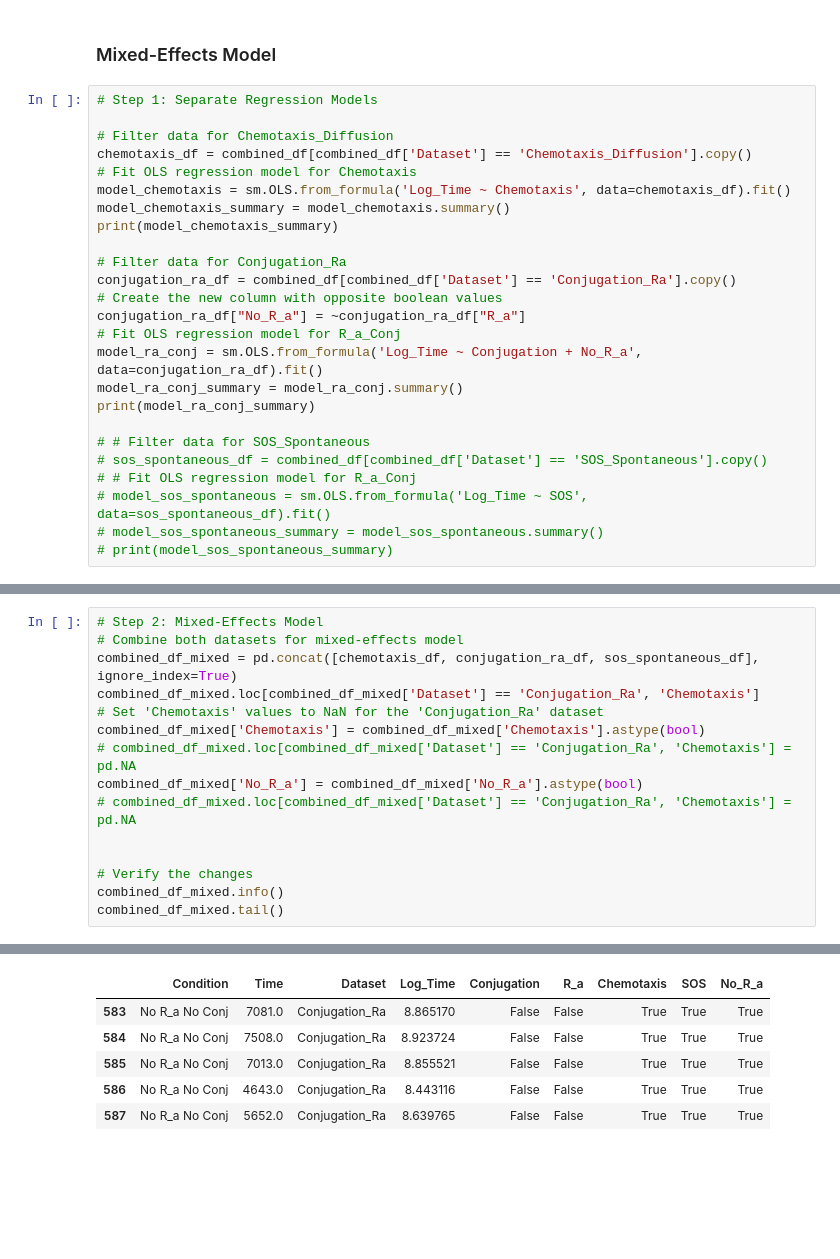
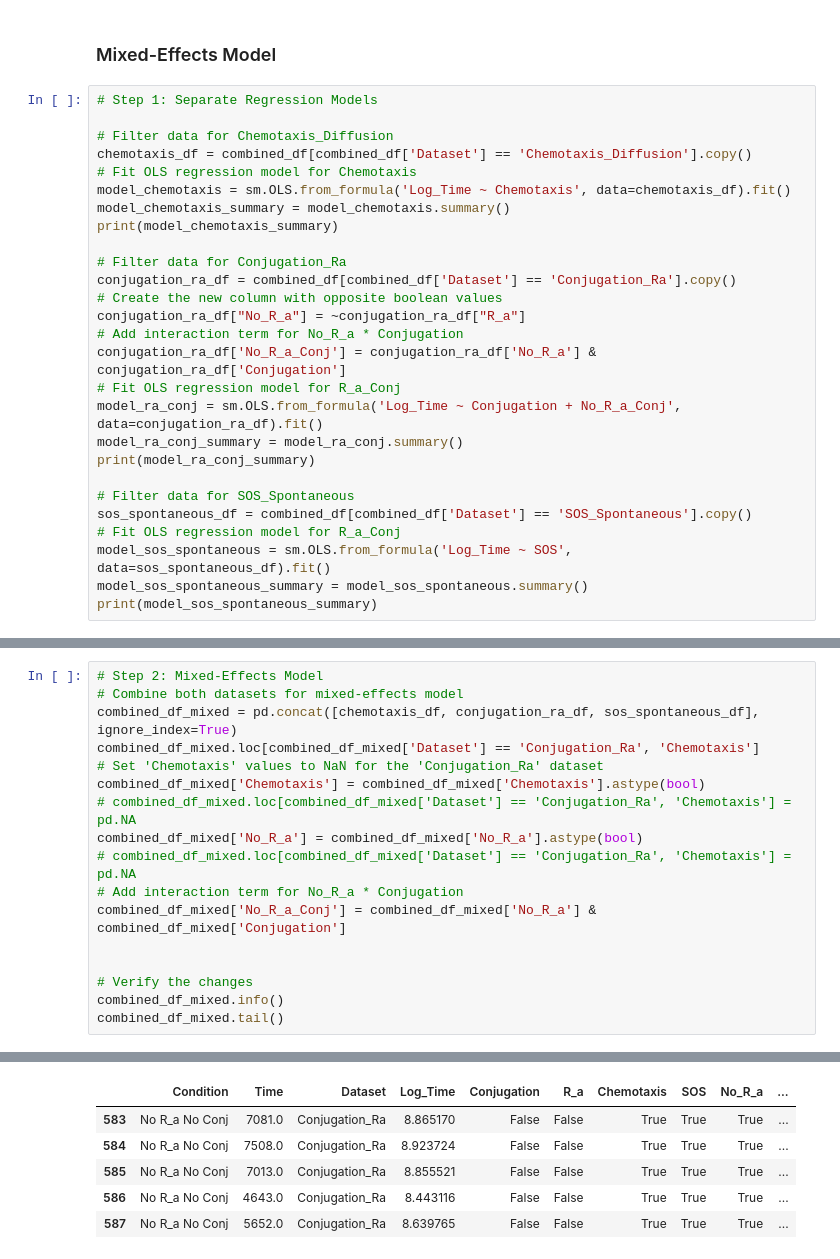
Before and after one commit to Frood-for-Thought/Bac_Evol_SSA, a Jupyter notebook: Time to Fixation Experiments - Changing Chemotaxis Equation/Regression_Analysis.ipynb, the cells around one changed output, grey strips where cells are left out. Cells and saved outputs as stored; diff of their text form; blank space fills up the shorter version.

Commit message:
data analysis

```diff
--- a/Time to Fixation Experiments - Changing Chemotaxis Equation/Regression_Analysis.ipynb
+++ b/Time to Fixation Experiments - Changing Chemotaxis Equation/Regression_Analysis.ipynb
@@ -268,17 +268,19 @@ print(model_chemotaxis_summary)
 conjugation_ra_df = combined_df[combined_df['Dataset'] == 'Conjugation_Ra'].copy()
 # Create the new column with opposite boolean values
 conjugation_ra_df["No_R_a"] = ~conjugation_ra_df["R_a"]
+# Add interaction term for No_R_a * Conjugation
+conjugation_ra_df['No_R_a_Conj'] = conjugation_ra_df['No_R_a'] & conjugation_ra_df['Conjugation']
 # Fit OLS regression model for R_a_Conj
-model_ra_conj = sm.OLS.from_formula('Log_Time ~ Conjugation + No_R_a', data=conjugation_ra_df).fit()
+model_ra_conj = sm.OLS.from_formula('Log_Time ~ Conjugation + No_R_a_Conj', data=conjugation_ra_df).fit()
 model_ra_conj_summary = model_ra_conj.summary()
 print(model_ra_conj_summary)
 
-# # Filter data for SOS_Spontaneous
-# sos_spontaneous_df = combined_df[combined_df['Dataset'] == 'SOS_Spontaneous'].copy()
-# # Fit OLS regression model for R_a_Conj
-# model_sos_spontaneous = sm.OLS.from_formula('Log_Time ~ SOS', data=sos_spontaneous_df).fit()
-# model_sos_spontaneous_summary = model_sos_spontaneous.summary()
-# print(model_sos_spontaneous_summary)
+# Filter data for SOS_Spontaneous
+sos_spontaneous_df = combined_df[combined_df['Dataset'] == 'SOS_Spontaneous'].copy()
+# Fit OLS regression model for R_a_Conj
+model_sos_spontaneous = sm.OLS.from_formula('Log_Time ~ SOS', data=sos_spontaneous_df).fit()
+model_sos_spontaneous_summary = model_sos_spontaneous.summary()
+print(model_sos_spontaneous_summary)
 # %% [output]
                             OLS Regression Results
 ==============================================================================
@@ -307,6 +310,8 @@ combined_df_mixed['Chemotaxis'] = combined_df_mixed['Chemotaxis'].astype(bool)
 # combined_df_mixed.loc[combined_df_mixed['Dataset'] == 'Conjugation_Ra', 'Chemotaxis'] = pd.NA
 combined_df_mixed['No_R_a'] = combined_df_mixed['No_R_a'].astype(bool)
 # combined_df_mixed.loc[combined_df_mixed['Dataset'] == 'Conjugation_Ra', 'Chemotaxis'] = pd.NA
+# Add interaction term for No_R_a * Conjugation
+combined_df_mixed['No_R_a_Conj'] = combined_df_mixed['No_R_a'] & combined_df_mixed['Conjugation']
 
 
 # Verify the changes
@@ -332,8 +338,8 @@ memory usage: 21.4+ KB
-|  | Condition | Time | Dataset | Log_Time | Conjugation | R_a | Chemotaxis | SOS | No_R_a |
-| 583 | No R_a No Conj | 7081.0 | Conjugation_Ra | 8.865170 | False | False | True | True | True |
-| 584 | No R_a No Conj | 7508.0 | Conjugation_Ra | 8.923724 | False | False | True | True | True |
-| 585 | No R_a No Conj | 7013.0 | Conjugation_Ra | 8.855521 | False | False | True | True | True |
-| 586 | No R_a No Conj | 4643.0 | Conjugation_Ra | 8.443116 | False | False | True | True | True |
-| 587 | No R_a No Conj | 5652.0 | Conjugation_Ra | 8.639765 | False | False | True | True | True |
+|  | Condition | Time | Dataset | Log_Time | Conjugation | R_a | Chemotaxis | SOS | No_R_a | ... |
+| 583 | No R_a No Conj | 7081.0 | Conjugation_Ra | 8.865170 | False | False | True | True | True | ... |
+| 584 | No R_a No Conj | 7508.0 | Conjugation_Ra | 8.923724 | False | False | True | True | True | ... |
+| 585 | No R_a No Conj | 7013.0 | Conjugation_Ra | 8.855521 | False | False | True | True | True | ... |
+| 586 | No R_a No Conj | 4643.0 | Conjugation_Ra | 8.443116 | False | False | True | True | True | ... |
+| 587 | No R_a No Conj | 5652.0 | Conjugation_Ra | 8.639765 | False | False | True | True | True | ... |
 # %%
 # Prepare the mixed-effects model formula
```
Also changed, not shown: parts of 8 cells of this notebook, 4 other files.
